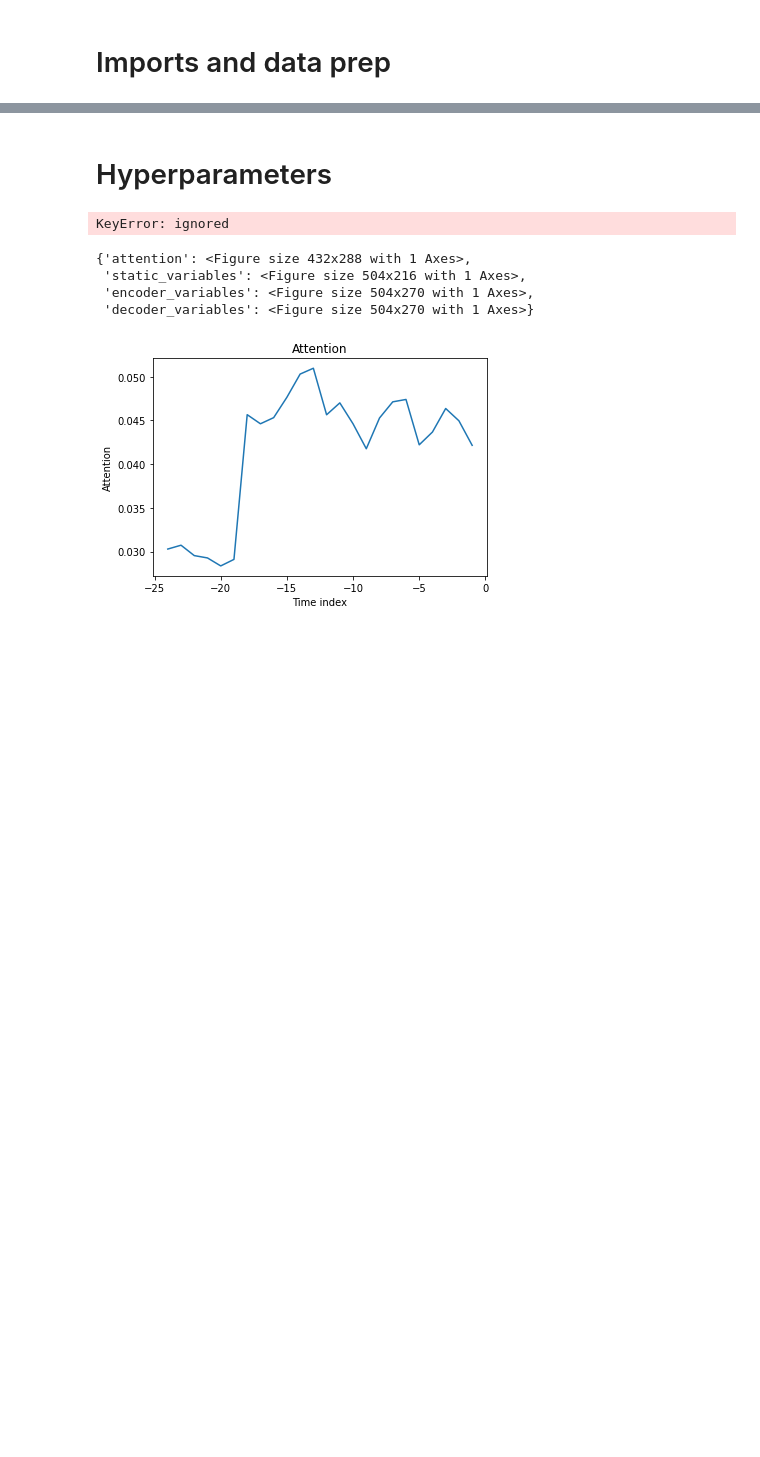
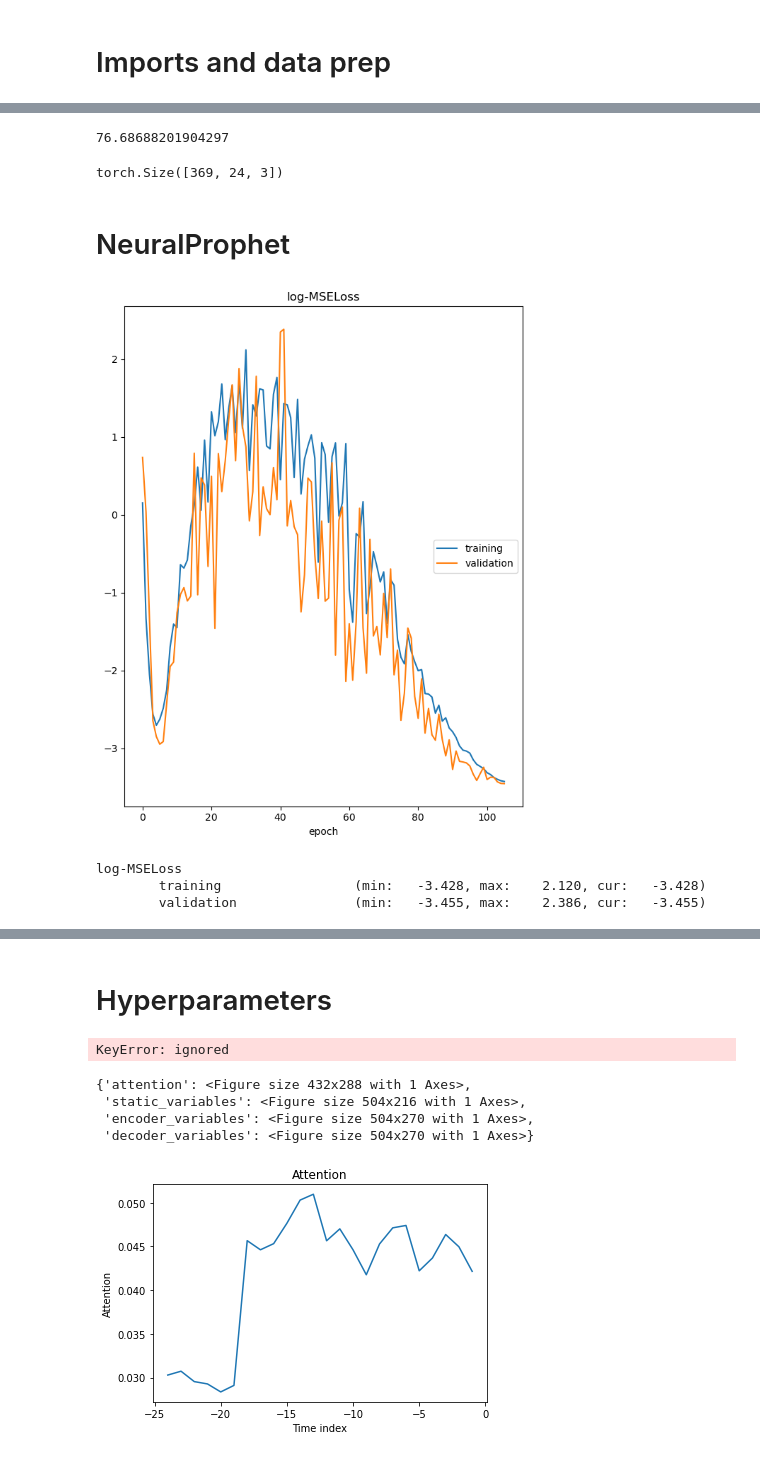
Before and after one commit to ben10ben/Interpretable-time-series-forecasting-at-scale, a Jupyter notebook: TFT_Notebook.ipynb, the cells around one changed output, grey strips where cells are left out. Cells and saved outputs as stored; diff of their text form; code cells hidden in the pictures; blank space fills up the shorter version.

```diff
--- a/TFT_Notebook.ipynb
+++ b/TFT_Notebook.ipynb
@@ -165,0 +714,27 @@ best_tft.hparams.batch_size
+# %%
+# Quantile Loss for dataset
+
+best_model_path = trainer.checkpoint_callback.best_model_path
+
+best_tft = TemporalFusionTransformer.load_from_checkpoint(best_model_path)
+
+quantile_predictions, quantile_x = best_tft.predict(timeseries_dict["val_dataloader"], mode="quantiles", return_x=True)
+specific_quantile_predictions = quantile_predictions[:,:,1]
+actuals = torch.cat([y[0] for x, y in iter(timeseries_dict["val_dataloader"])])
+
+
+ql_instance = QuantileLoss([0.1, 0.5, 0.9])
+quantile_loss = ql_instance.loss(quantile_predictions, actuals)
+
+
+
+p50_loss = quantile_loss[:,:,2]
+print(p50_loss.abs().mean().item())
+# %% [output]
+76.68688201904297
+# %%
+quantile_loss.size()
+# %% [output]
+torch.Size([369, 24, 3])
+# %% [markdown]
+# NeuralProphet
@@ -165,0 +802,39 @@ best_tft.hparams.batch_size
+# %%
+m = NeuralProphet(
+    trend_global_local="global",
+    season_global_local="global",
+    n_lags=24,
+    yearly_seasonality=3,
+    weekly_seasonality=True,
+    daily_seasonality=8,
+    growth="off",
+    learning_rate=0.1,
+    num_hidden_layers=4,
+    d_hidden=32,
+    loss_func= "MAE",
+
+    )
+# %%
+output_small = output[0:10000]
+#output_small = output_small.rename(columns = {"ids":"ID"})
+
+output_small['ID'] = output_small['ID'].astype('string').astype('category')
+
+
+columnsToKeep = ['ds','y', 'ID']
+regressorsList = ['hour', 'day', 'day_of_week', 'month']
+
+# now the cool one liner..
+# this removes all columns not 'ds','y' or any regressors
+df_regressors_only = output_small[output_small.columns.intersection(np.concatenate((columnsToKeep, regressorsList)))]
+
+m = m.add_lagged_regressor(names=regressorsList)
+
+df_train, df_test = m.split_df(df_regressors_only, freq='auto', valid_p=0.10, local_split=False)
+
+metrics = m.fit(df_train, freq='auto', validation_df=df_test, progress="plot")
+# %% [output]
+[figure, added]
+log-MSELoss
+        training                 (min:   -3.428, max:    2.120, cur:   -3.428)
+        validation               (min:   -3.455, max:    2.386, cur:   -3.455)
```
Also changed, not shown: parts of 29 cells of this notebook, 3 other files.
